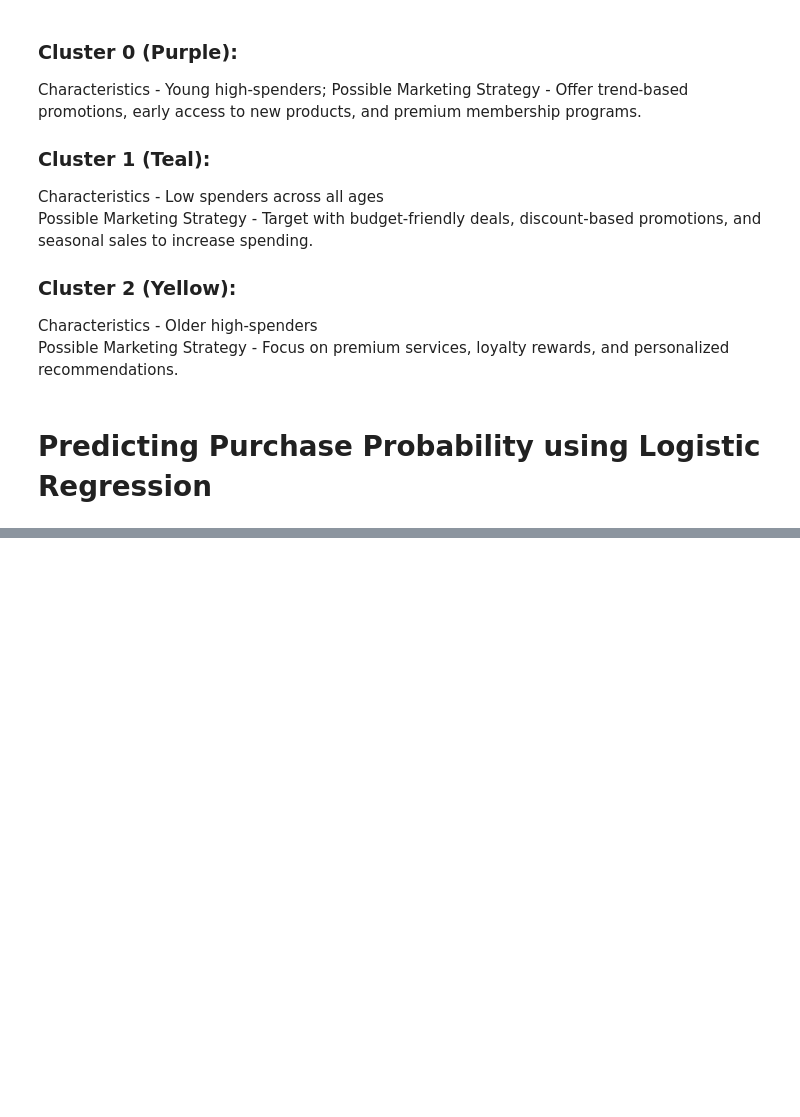
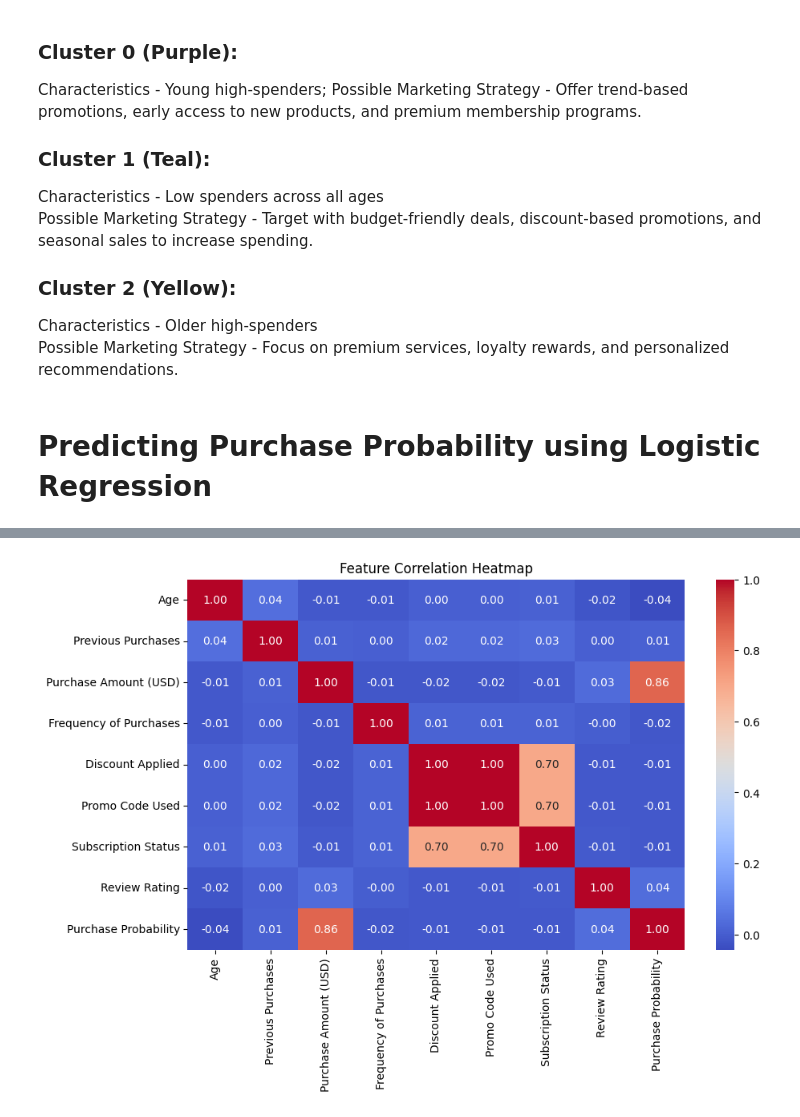
Before and after one commit to Lavishajagwani/Customer-Segmentation-And-Prediction, a Jupyter notebook: main.ipynb, the cells around one changed output, grey strips where cells are left out. Saved outputs shown, nothing was run; the diff lists cells and outputs as text; code cells hidden in the pictures; blank space fills up the shorter version.

```diff
--- a/main.ipynb
+++ b/main.ipynb
@@ -509,0 +623,11 @@ Test data shape: (780, 12)
+# %%
+#Correlation heatmap
+
+numeric_df = data.select_dtypes(include=['number'])
+
+plt.figure(figsize=(10, 6))
+sns.heatmap(numeric_df.corr(), cmap="coolwarm", annot=True, fmt=".2f")
+plt.title("Feature Correlation Heatmap")
+plt.show()
+# %% [output]
+[figure, added]
```
Also changed, not shown: parts of 25 cells of this notebook, 3 other files.
